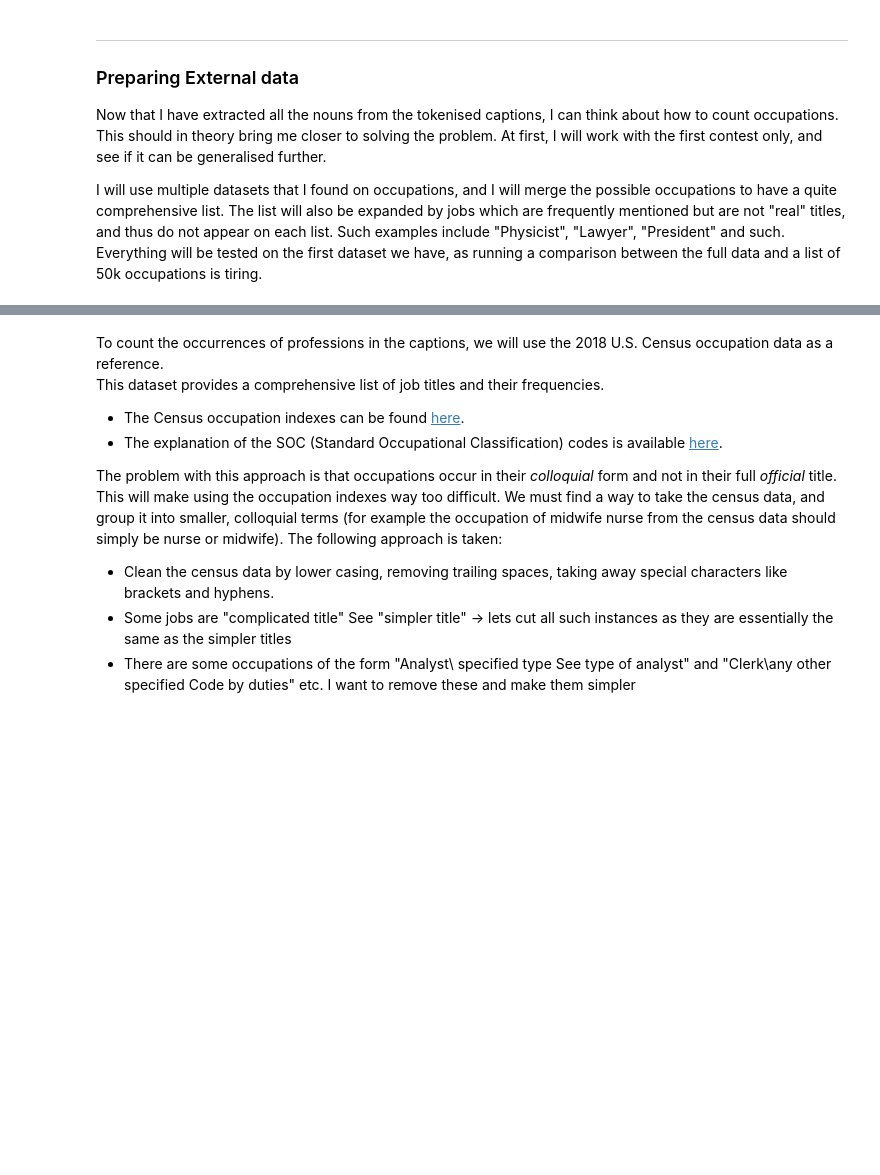
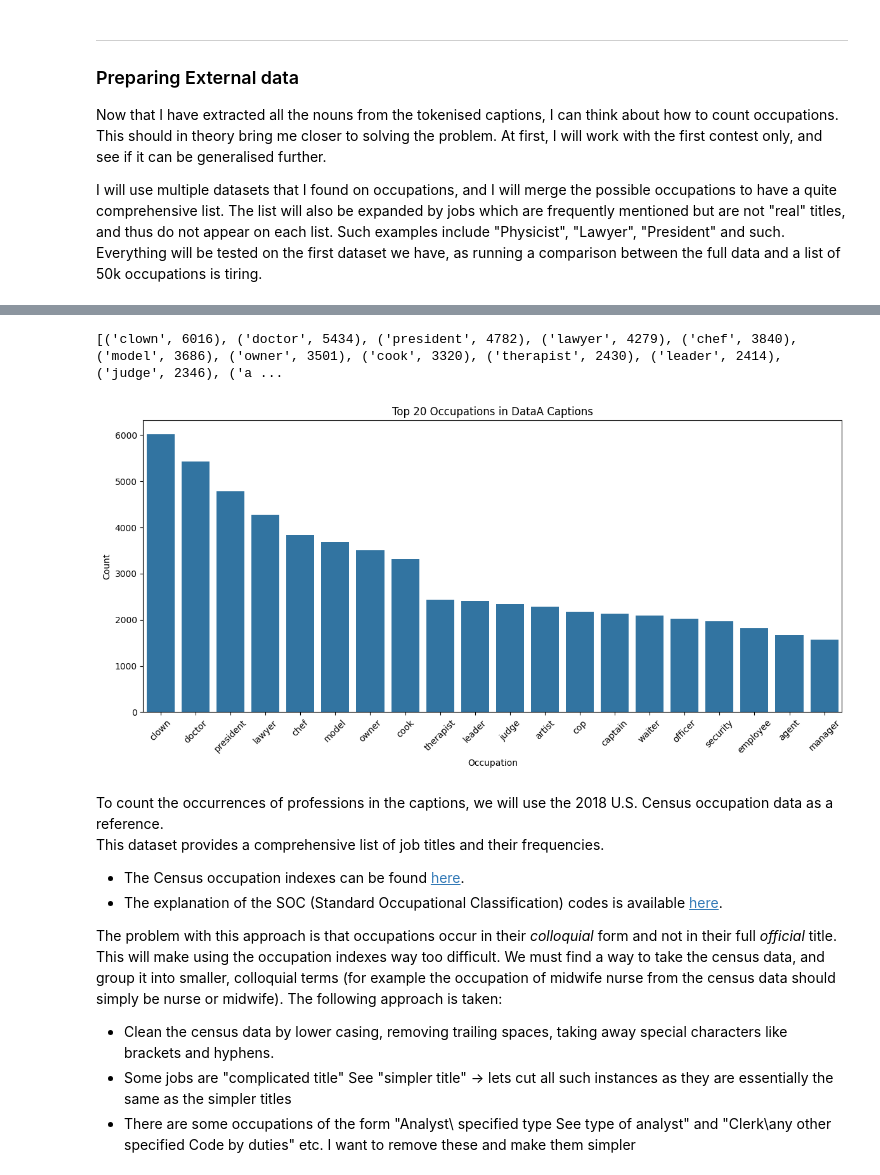
Before and after one commit to epfl-ada/ada-2025-project-adacore42, a Jupyter notebook: _Other/andras_analysis/axis1.ipynb, the cells around one changed output, grey strips where cells are left out. Saved outputs shown, nothing was run; the diff lists cells and outputs as text; code cells hidden in the pictures; blank space fills up the shorter version.

Commit message:
fridays update
More work on occupations database.
Preliminary result on most common occupations.

```diff
--- a/_Other/andras_analysis/axis1.ipynb
+++ b/_Other/andras_analysis/axis1.ipynb
@@ -236,7 +217,7 @@ I will use multiple datasets that I found on occupations, and I will merge the p
 df = dataA1[0]
 # %%
 #load occupations
-df_occupations = pd.read_csv("final_combined_occupations_with_synonyms.csv")
+df_occupations = pd.read_csv("final_combined_occupations.csv")
 import ast
 # Convert each string to a Python list
 df_occupations['Synonyms'] = df_occupations['Synonyms'].apply(lambda x: ast.literal_eval(x) if isinstance(x, str) else x)
@@ -260,0 +297,34 @@ KeyError: 'captions_cleaned'
+# %%
+#open the pickle
+with open('../../data/cleaned_data_nouns_with_occupations.pkl', "rb") as f:
+    noun_stored_data_loaded = pickle.load(f)
+
+dataA1 = noun_stored_data_loaded["dataA_nouns"]
+dataC1 = noun_stored_data_loaded["dataC_nouns"]
+dataA_startID1 = noun_stored_data_loaded["dataA_startID"]
+dataA_endID1 = noun_stored_data_loaded["dataA_endID"]
+dataC_lastGoodID1 = noun_stored_data_loaded["dataC_lastGoodID"]
+# %%
+# count occurences of words and make a histogram
+occupation_totals = Counter()
+for i in range(len(dataA1)):
+    df = dataA1[i]
+    for counts in df['occupation_counts']:
+        occupation_totals.update(counts)
+# Show the most common occupations found
+print(occupation_totals.most_common(100))
+
+#histogram of top 20 occupations
+top_20 = occupation_totals.most_common(20)
+occupations, counts = zip(*top_20)
+plt.figure(figsize=(12, 6))
+sns.barplot(x=list(occupations), y=list(counts))
+plt.xticks(rotation=45)
+plt.title("Top 20 Occupations in DataA Captions")
+plt.xlabel("Occupation")
+plt.ylabel("Count")
+plt.tight_layout()
+plt.show()
+# %% [output]
+[('clown', 6016), ('doctor', 5434), ('president', 4782), ('lawyer', 4279), ('chef', 3840), ('model', 3686), ('owner', 3501), ('cook', 3320), ('therapist', 2430), ('leader', 2414), ('judge', 2346), ('a ...
+[figure, added]
```
Also changed, not shown: parts of 4 cells of this notebook, 3 other files.
